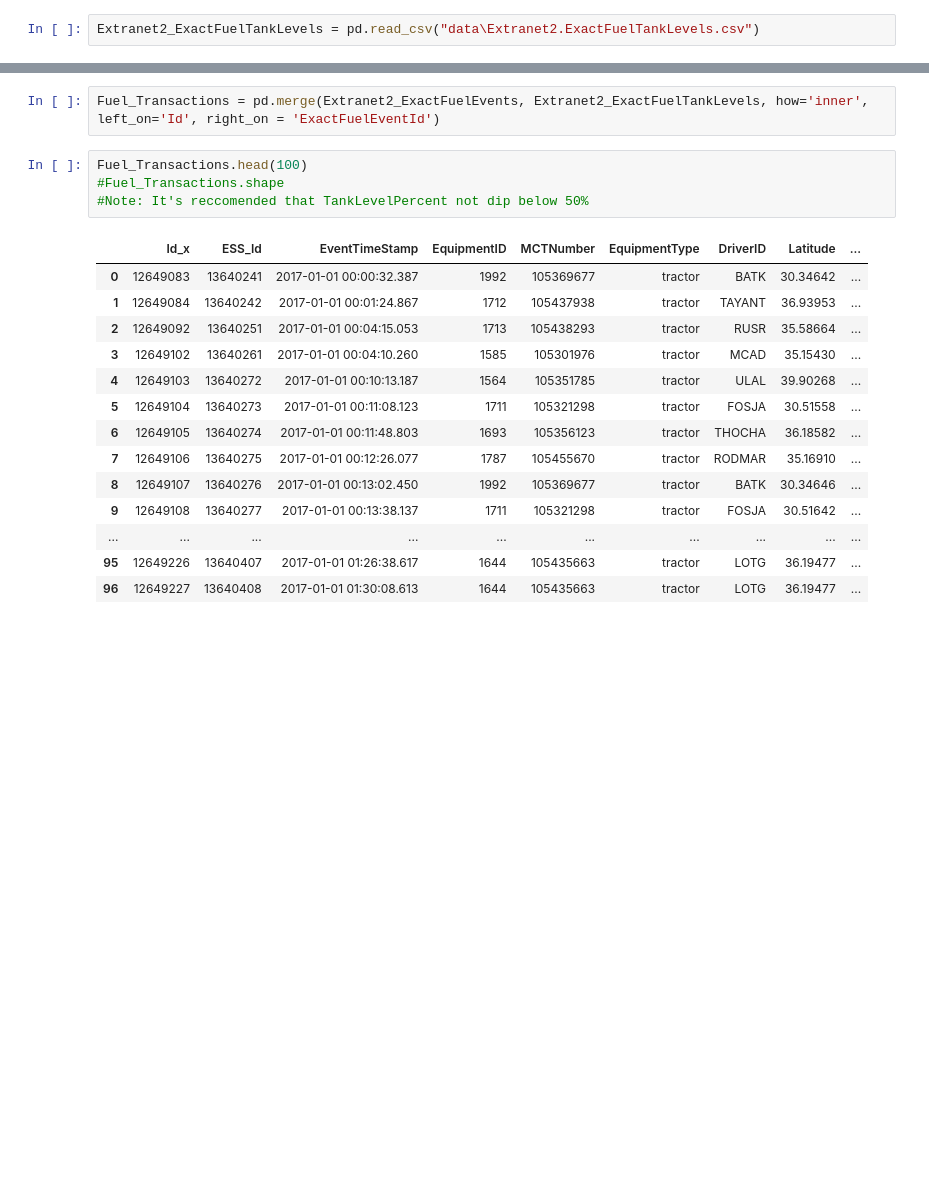
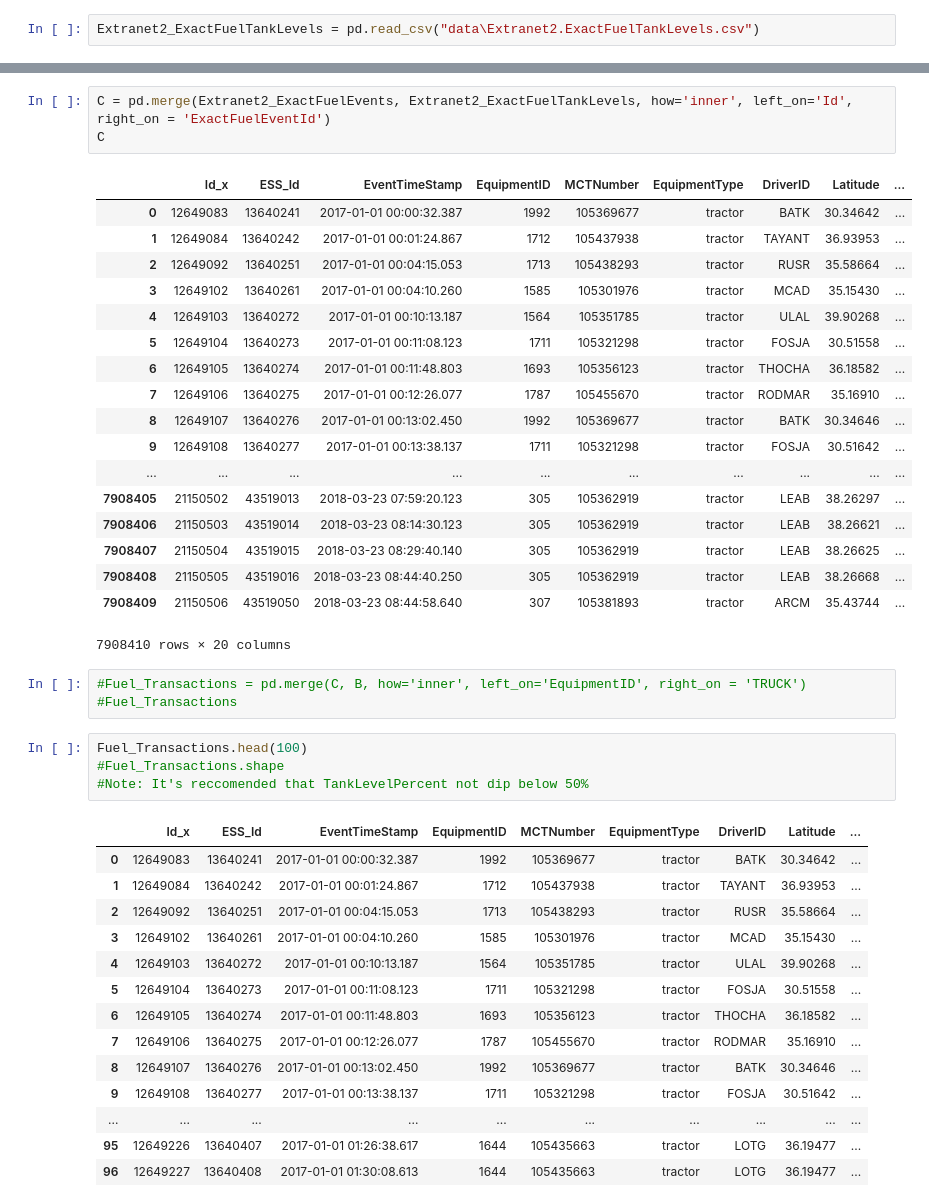
Before and after one commit to DEREJEGETU/big-g-express, a Jupyter notebook: Python_Code/data-question-6.ipynb, the cells around one changed output, grey strips where cells are left out. Saved outputs shown, nothing was run; the diff lists cells and outputs as text; blank space fills up the shorter version.

```diff
--- a/Python_Code/data-question-6.ipynb
+++ b/Python_Code/data-question-6.ipynb
@@ -51,5 +106,28 @@ Extranet2_ExactFuelTankLevels.head(100);
 # %%
-Fuel_Transactions = pd.merge(Extranet2_ExactFuelEvents, Extranet2_ExactFuelTankLevels, how='inner', left_on='Id', right_on = 'ExactFuelEventId')
+C = pd.merge(Extranet2_ExactFuelEvents, Extranet2_ExactFuelTankLevels, how='inner', left_on='Id', right_on = 'ExactFuelEventId')
+C
+# %% [output]
+|  | Id_x | ESS_Id | EventTimeStamp | EquipmentID | MCTNumber | EquipmentType | DriverID | Latitude | ... |
+| 0 | 12649083 | 13640241 | 2017-01-01 00:00:32.387 | 1992 | 105369677 | tractor | BATK | 30.34642 | ... |
+| 1 | 12649084 | 13640242 | 2017-01-01 00:01:24.867 | 1712 | 105437938 | tractor | TAYANT | 36.93953 | ... |
+| 2 | 12649092 | 13640251 | 2017-01-01 00:04:15.053 | 1713 | 105438293 | tractor | RUSR | 35.58664 | ... |
+| 3 | 12649102 | 13640261 | 2017-01-01 00:04:10.260 | 1585 | 105301976 | tractor | MCAD | 35.15430 | ... |
+| 4 | 12649103 | 13640272 | 2017-01-01 00:10:13.187 | 1564 | 105351785 | tractor | ULAL | 39.90268 | ... |
+| 5 | 12649104 | 13640273 | 2017-01-01 00:11:08.123 | 1711 | 105321298 | tractor | FOSJA | 30.51558 | ... |
+| 6 | 12649105 | 13640274 | 2017-01-01 00:11:48.803 | 1693 | 105356123 | tractor | THOCHA | 36.18582 | ... |
+| 7 | 12649106 | 13640275 | 2017-01-01 00:12:26.077 | 1787 | 105455670 | tractor | RODMAR | 35.16910 | ... |
+| 8 | 12649107 | 13640276 | 2017-01-01 00:13:02.450 | 1992 | 105369677 | tractor | BATK | 30.34646 | ... |
+| 9 | 12649108 | 13640277 | 2017-01-01 00:13:38.137 | 1711 | 105321298 | tractor | FOSJA | 30.51642 | ... |
+| ... | ... | ... | ... | ... | ... | ... | ... | ... | ... |
+| 7908405 | 21150502 | 43519013 | 2018-03-23 07:59:20.123 | 305 | 105362919 | tractor | LEAB | 38.26297 | ... |
+| 7908406 | 21150503 | 43519014 | 2018-03-23 08:14:30.123 | 305 | 105362919 | tractor | LEAB | 38.26621 | ... |
+| 7908407 | 21150504 | 43519015 | 2018-03-23 08:29:40.140 | 305 | 105362919 | tractor | LEAB | 38.26625 | ... |
+| 7908408 | 21150505 | 43519016 | 2018-03-23 08:44:40.250 | 305 | 105362919 | tractor | LEAB | 38.26668 | ... |
+| 7908409 | 21150506 | 43519050 | 2018-03-23 08:44:58.640 | 307 | 105381893 | tractor | ARCM | 35.43744 | ... |
+7908410 rows × 20 columns
+# %%
+#Fuel_Transactions = pd.merge(C, B, how='inner', left_on='EquipmentID', right_on = 'TRUCK')
+#Fuel_Transactions
 # %%
 Fuel_Transactions.head(100)
 #Fuel_Transactions.shape
```
Also changed, not shown: parts of 30 cells of this notebook.
